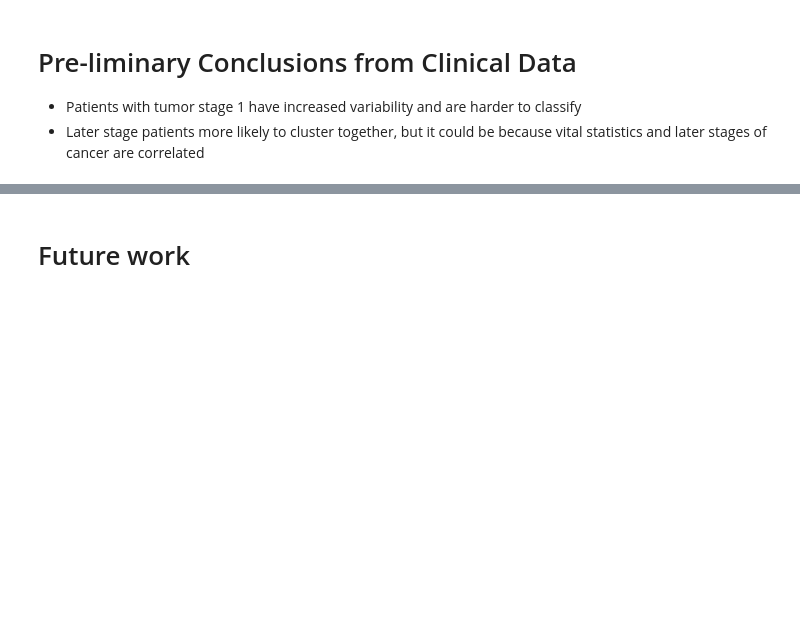
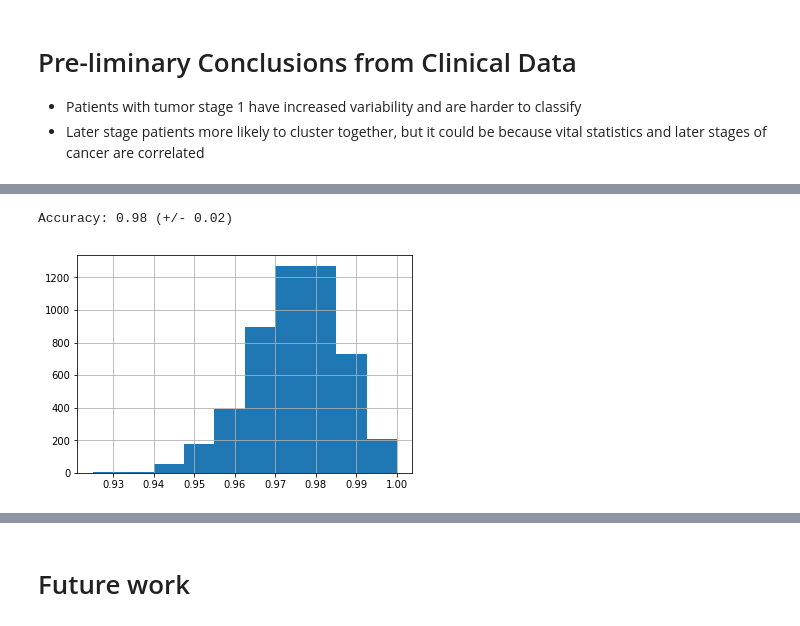
Before and after one commit to JoeJessee/rCCC_clinical_clustering, a Jupyter notebook: Final Project 3.ipynb, the cells around one changed output, grey strips where cells are left out. Saved outputs shown, nothing was run; the diff lists cells and outputs as text; code cells hidden in the pictures; blank space fills up the shorter version.

```diff
--- a/Final Project 3.ipynb
+++ b/Final Project 3.ipynb
@@ -502,0 +644,9 @@ sb.heatmap(df_cm, annot=True)
+# %%
+# cross validate to evaluate model
+scores = cross_val_score(lr, X, y, cv=cv, scoring='accuracy')
+
+pd.Series(scores).hist()
+print("Accuracy: %0.2f (+/- %0.2f)" % (scores.mean(), scores.std() * 2))
+# %% [output]
+Accuracy: 0.98 (+/- 0.02)
+[figure, added]
```
Also changed, not shown: parts of 62 cells of this notebook, 2 other files.
